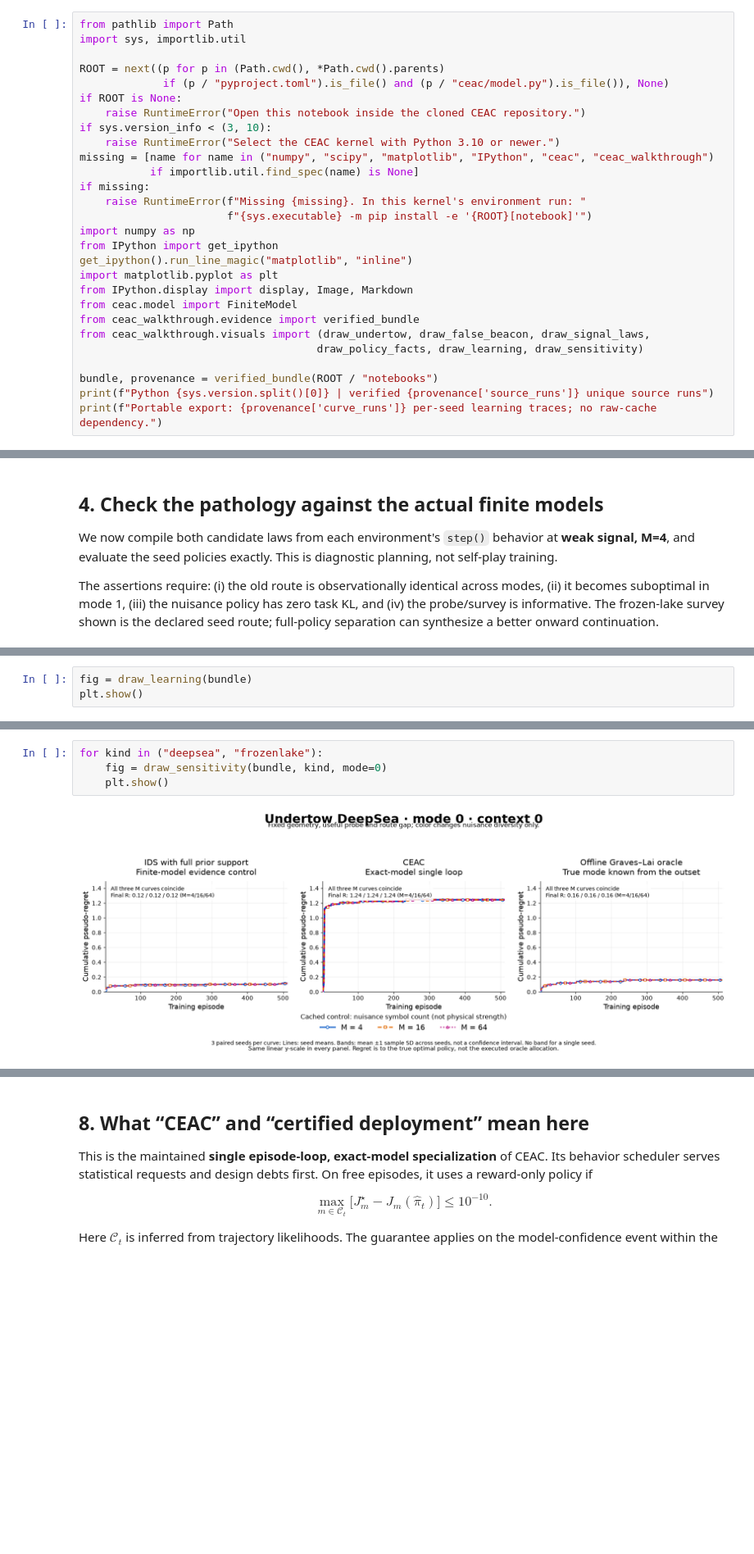
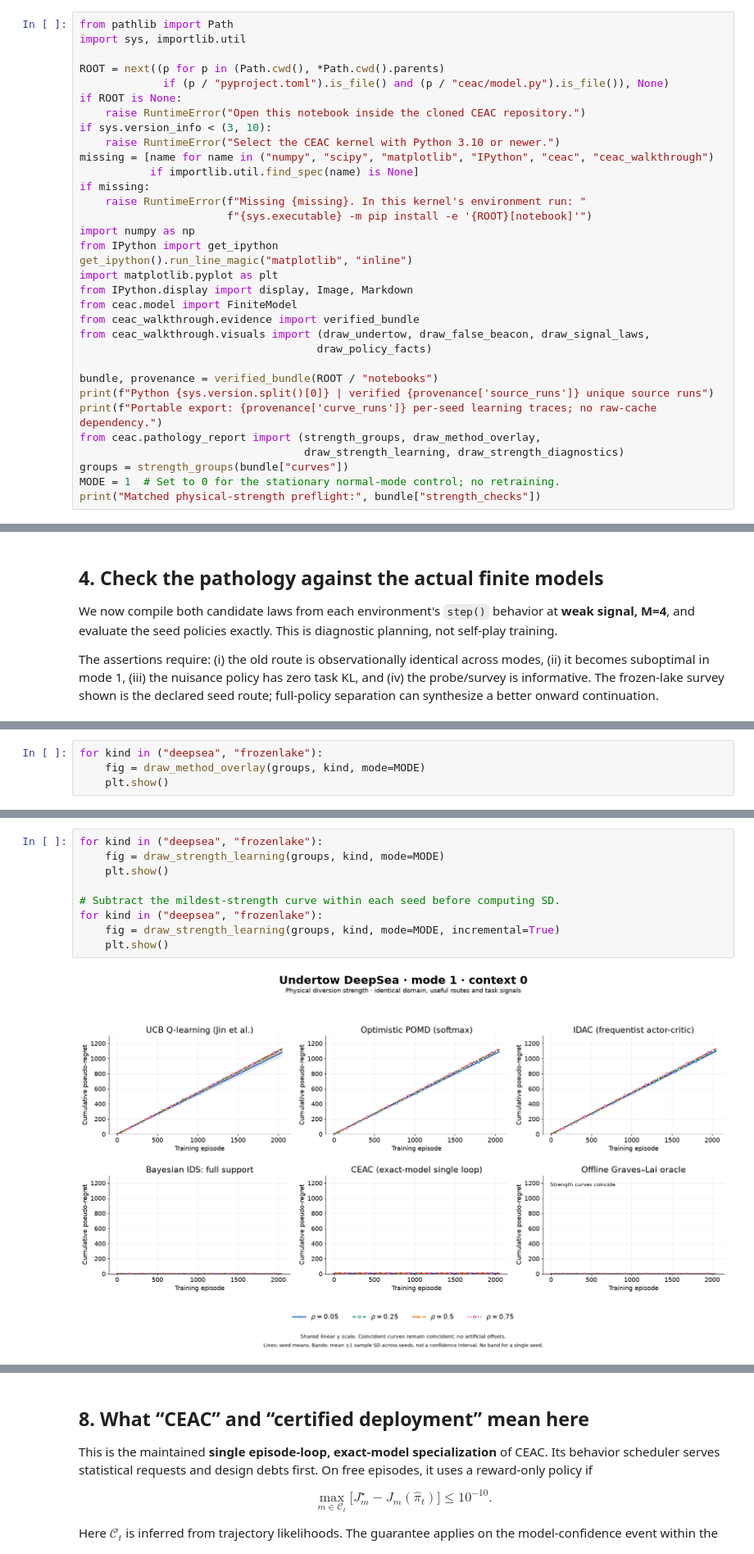
Before and after one commit to Sahire-Ellahy/Confounder-Eliminating-Actor-Critic, a Jupyter notebook: notebooks/Undertow_FalseBeacon.ipynb, the cells around one changed output, grey strips where cells are left out. Shown at 82% size. Drawn from its saved outputs; the diff is of its cells as text; blank space fills up the shorter version.

```diff
--- a/notebooks/Undertow_FalseBeacon.ipynb
+++ b/notebooks/Undertow_FalseBeacon.ipynb
@@ -42,9 +42,14 @@ from IPython.display import display, Image, Markdown
 from ceac.model import FiniteModel
 from ceac_walkthrough.evidence import verified_bundle
 from ceac_walkthrough.visuals import (draw_undertow, draw_false_beacon, draw_signal_laws,
-                                     draw_policy_facts, draw_learning, draw_sensitivity)
+                                     draw_policy_facts)
 
 bundle, provenance = verified_bundle(ROOT / "notebooks")
 print(f"Python {sys.version.split()[0]} | verified {provenance['source_runs']} unique source runs")
 print(f"Portable export: {provenance['curve_runs']} per-seed learning traces; no raw-cache dependency.")
+from ceac.pathology_report import (strength_groups, draw_method_overlay,
+                                   draw_strength_learning, draw_strength_diagnostics)
+groups = strength_groups(bundle["curves"])
+MODE = 1  # Set to 0 for the stationary normal-mode control; no retraining.
+print("Matched physical-strength preflight:", bundle["strength_checks"])
 # %% [output]
@@ -123,4 +137,5 @@ Policy-bank UCB, uniform policy sampling, custom model optimism, and the finite-
 # %%
-fig = draw_learning(bundle)
-plt.show()
+for kind in ("deepsea", "frozenlake"):
+    fig = draw_method_overlay(groups, kind, mode=MODE)
+    plt.show()
 # %% [output]
@@ -150,6 +164,11 @@ All three learn from observed transitions, without the old offline enriched poli
 # %%
 for kind in ("deepsea", "frozenlake"):
-    fig = draw_sensitivity(bundle, kind, mode=0)
+    fig = draw_strength_learning(groups, kind, mode=MODE)
     plt.show()
+
+# Subtract the mildest-strength curve within each seed before computing SD.
+for kind in ("deepsea", "frozenlake"):
+    fig = draw_strength_learning(groups, kind, mode=MODE, incremental=True)
+    plt.show()
 # %% [output]
-[figure, old version]
+[figure, new version]
```
Also changed, not shown: parts of 12 cells of this notebook, 49 other files.
